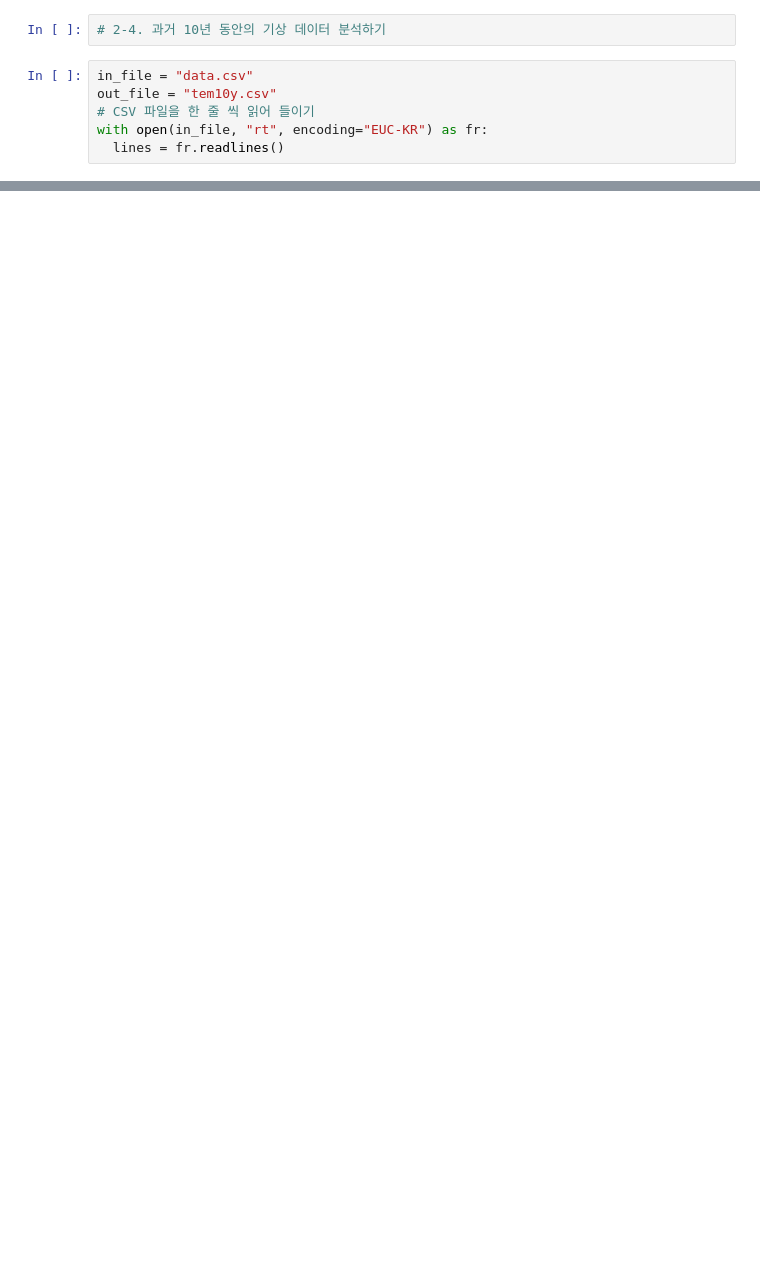
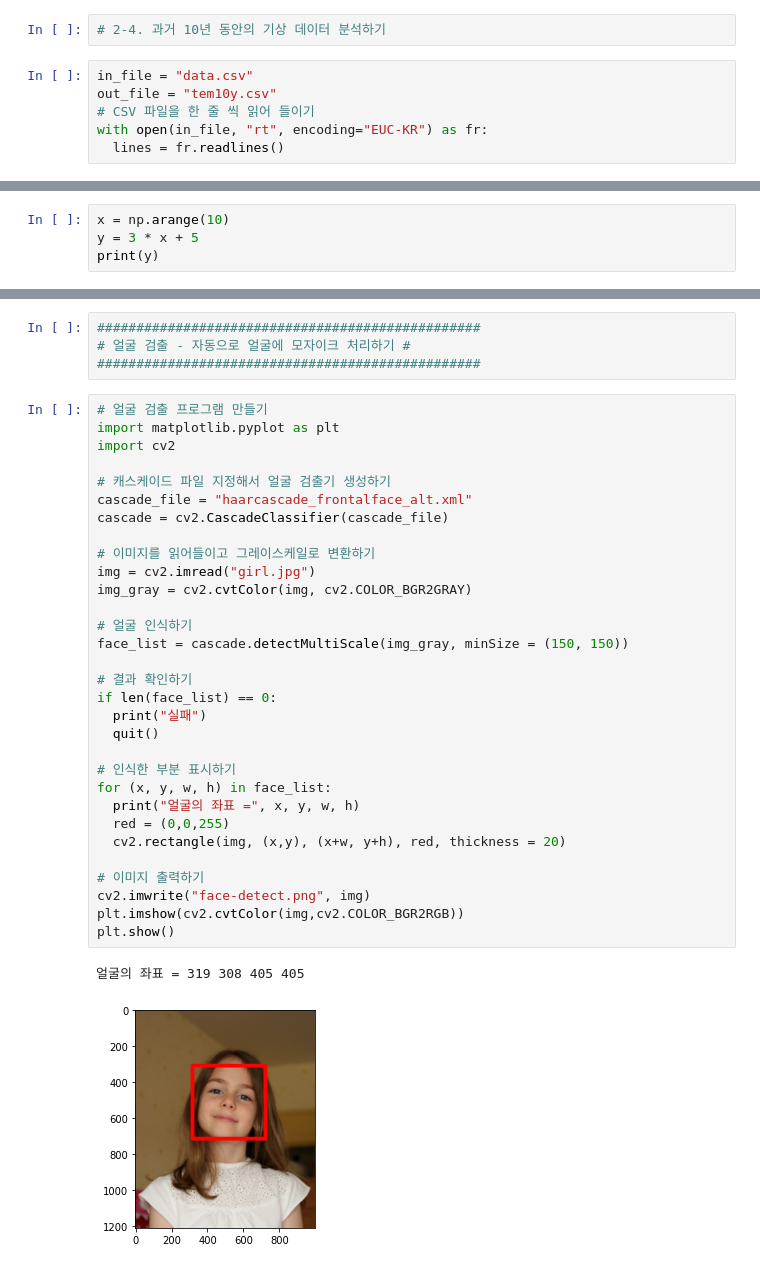
Before and after one commit to gohjungho/Machine-Deep-Running, a Jupyter notebook: machine_&_deep.ipynb, the cells around one changed output, grey strips where cells are left out. Drawn from its saved outputs; the diff is of its cells as text; blank space fills up the shorter version.

```diff
--- a/machine_&_deep.ipynb
+++ b/machine_&_deep.ipynb
@@ -548,0 +592,4 @@ max =  8.471949619908472
+# %%
+x = np.arange(10)
+y = 3 * x + 5
+print(y)
@@ -548,0 +785,38 @@ max =  8.471949619908472
+# %%
+#################################################
+# 얼굴 검출 - 자동으로 얼굴에 모자이크 처리하기 #
+#################################################
+# %%
+# 얼굴 검출 프로그램 만들기
+import matplotlib.pyplot as plt
+import cv2
+
+# 캐스케이드 파일 지정해서 얼굴 검출기 생성하기
+cascade_file = "haarcascade_frontalface_alt.xml"
+cascade = cv2.CascadeClassifier(cascade_file)
+
+# 이미지를 읽어들이고 그레이스케일로 변환하기
+img = cv2.imread("girl.jpg")
+img_gray = cv2.cvtColor(img, cv2.COLOR_BGR2GRAY)
+
+# 얼굴 인식하기
+face_list = cascade.detectMultiScale(img_gray, minSize = (150, 150))
+
+# 결과 확인하기
+if len(face_list) == 0:
+  print("실패")
+  quit()
+
+# 인식한 부분 표시하기
+for (x, y, w, h) in face_list:
+  print("얼굴의 좌표 =", x, y, w, h)
+  red = (0,0,255)
+  cv2.rectangle(img, (x,y), (x+w, y+h), red, thickness = 20)
+
+# 이미지 출력하기
+cv2.imwrite("face-detect.png", img)
+plt.imshow(cv2.cvtColor(img,cv2.COLOR_BGR2RGB))
+plt.show()
+# %% [output]
+얼굴의 좌표 = 319 308 405 405
+[figure, added]
```
Also changed, not shown: parts of 53 cells of this notebook.
